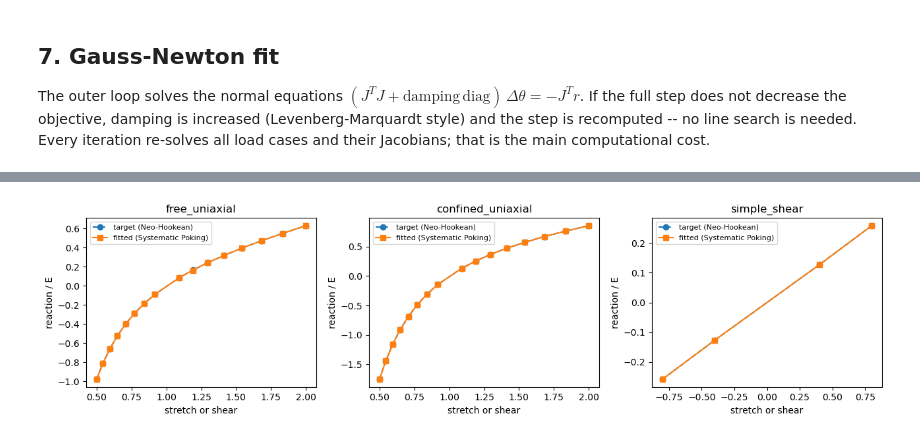
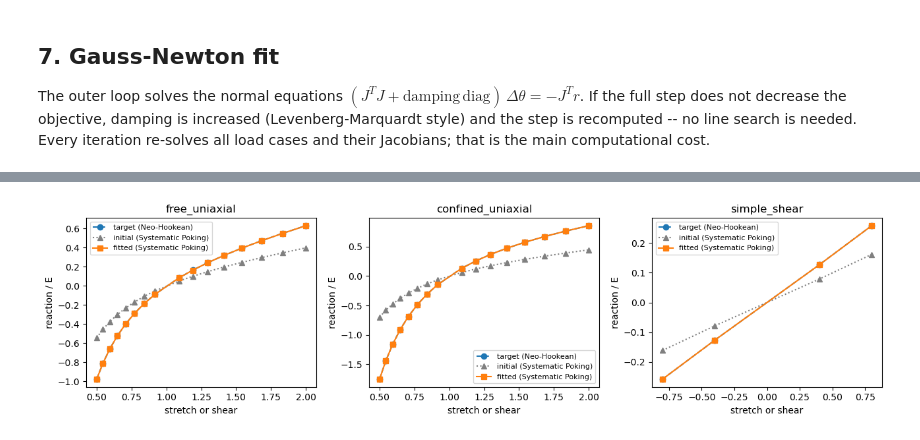
Before and after one commit to annajcy/libpgo, a Jupyter notebook: examples/experiments/systematic_poking_fit_reaction_force/tutorial.ipynb, the cells around one changed output, grey strips where cells are left out. Saved outputs shown, nothing was run; the diff lists cells and outputs as text; code cells hidden in the pictures.

```diff
--- a/examples/experiments/systematic_poking_fit_reaction_force/tutorial.ipynb
+++ b/examples/experiments/systematic_poking_fit_reaction_force/tutorial.ipynb
@@ -38,7 +38,7 @@ import pypgo.solver as ps
 
 # The C++ backend logs through spdlog to stdout; silence it for this notebook.
 # Restore at any time with pgo.set_log_level("info").
-pgo.set_log_level("info")
+pgo.set_log_level("off")
 # %% [markdown]
 ## 1. Experiment configuration and mesh
 
@@ -244,0 +305,28 @@ def make_cases(vertices, knots):
+# %%
+DATASET_DIR = Path.cwd()
+if not (DATASET_DIR / "dump_shear_objs.py").exists():
+    DATASET_DIR = (REPO_ROOT / "examples" / "experiments"
+                   / "systematic_poking_fit_reaction_force")
+sys.path.insert(0, str(DATASET_DIR))
+
+from dump_shear_objs import dump_shear_objs
+from dump_uniaxial_objs import dump_uniaxial_objs
+
+OBJ_DIR = DATASET_DIR / "output" / "notebook_obj"
+
+shear_manifest = dump_shear_objs(
+    shear=0.8, grid_size=GRID_SIZE,
+    output_dir=OBJ_DIR / "shear",
+)
+uniaxial_manifest = dump_uniaxial_objs(
+    stretch=2.0 ** -0.5, grid_size=GRID_SIZE,
+    output_dir=OBJ_DIR / "uniaxial",
+)
+
+print("simple shear: gamma=+0.80, reaction_x="
+      f"{shear_manifest['reaction_x']:.3e}, "
+      f"residual={shear_manifest['max_free_residual']:.1e}")
+for case in uniaxial_manifest["cases"]:
+    print(f"{case['protocol']}: stretch={case['stretch']:.4f}, "
+          f"reaction={case['reaction']:.3e}, "
+          f"residual={case['max_free_residual']:.1e}")
@@ -404,11 +504,17 @@ the main computational cost.
 def fit_parameters(theta0, max_iterations=40):
     theta = theta0.copy()
     damping = 1.0e-5
+    history = []
     for iteration in range(max_iterations):
         residual, jacobian = residual_and_jacobian(theta)
         objective = 0.5 * float(residual @ residual)
         gradient = jacobian.T @ residual
         train_rmse = np.sqrt(np.mean(residual[:len(cases)] ** 2))
+        history.append({
+            "iteration": iteration,
+            "objective": objective,
+            "train_rmse": train_rmse,
+        })
         print(f"iter {iteration:2d}  objective={objective:.3e}  "
               f"train_rmse={train_rmse:.3e}")
         if np.linalg.norm(gradient, ord=np.inf) < 1.0e-9:
@@ -433,9 +539,9 @@ def fit_parameters(theta0, max_iterations=40):
         else:
             print("stopping: no decreasing step found")
             break
-    return theta
+    return theta, history
 
 
 theta0 = np.log(initial_params / FORCE_SCALE)
-theta = fit_parameters(theta0)
+theta, fit_history = fit_parameters(theta0)
 # %% [output]
@@ -496,6 +597,9 @@ lambda         170526.9     172839.5
 # %%
 fitted_energy = make_energy(systematic, fitted)
 predicted = np.asarray([solve_case(fitted_energy, c)[1] for c in cases])
+
+initial_energy = make_energy(systematic, initial_params)
+initial_predicted = np.asarray([solve_case(initial_energy, c)[1] for c in cases])
 
 try:
     import matplotlib.pyplot as plt
@@ -513,6 +617,8 @@ if HAS_MPL:
         x_plot = [cases[i].coordinate for i in sel]
         ax.plot(x_plot, [cases[i].target / FORCE_SCALE for i in sel],
                 "o--", label="target (Neo-Hookean)")
+        ax.plot(x_plot, [initial_predicted[i] / FORCE_SCALE for i in sel],
+                "^:", color="gray", label="initial (Systematic Poking)")
         ax.plot(x_plot, [predicted[i] / FORCE_SCALE for i in sel],
                 "s-", label="fitted (Systematic Poking)")
         ax.set_title(protocol)
@@ -544 +633 @@ else:
-[figure, old version]
+[figure, new version]
```
Also changed, not shown: parts of 11 cells of this notebook, 5 other files.
